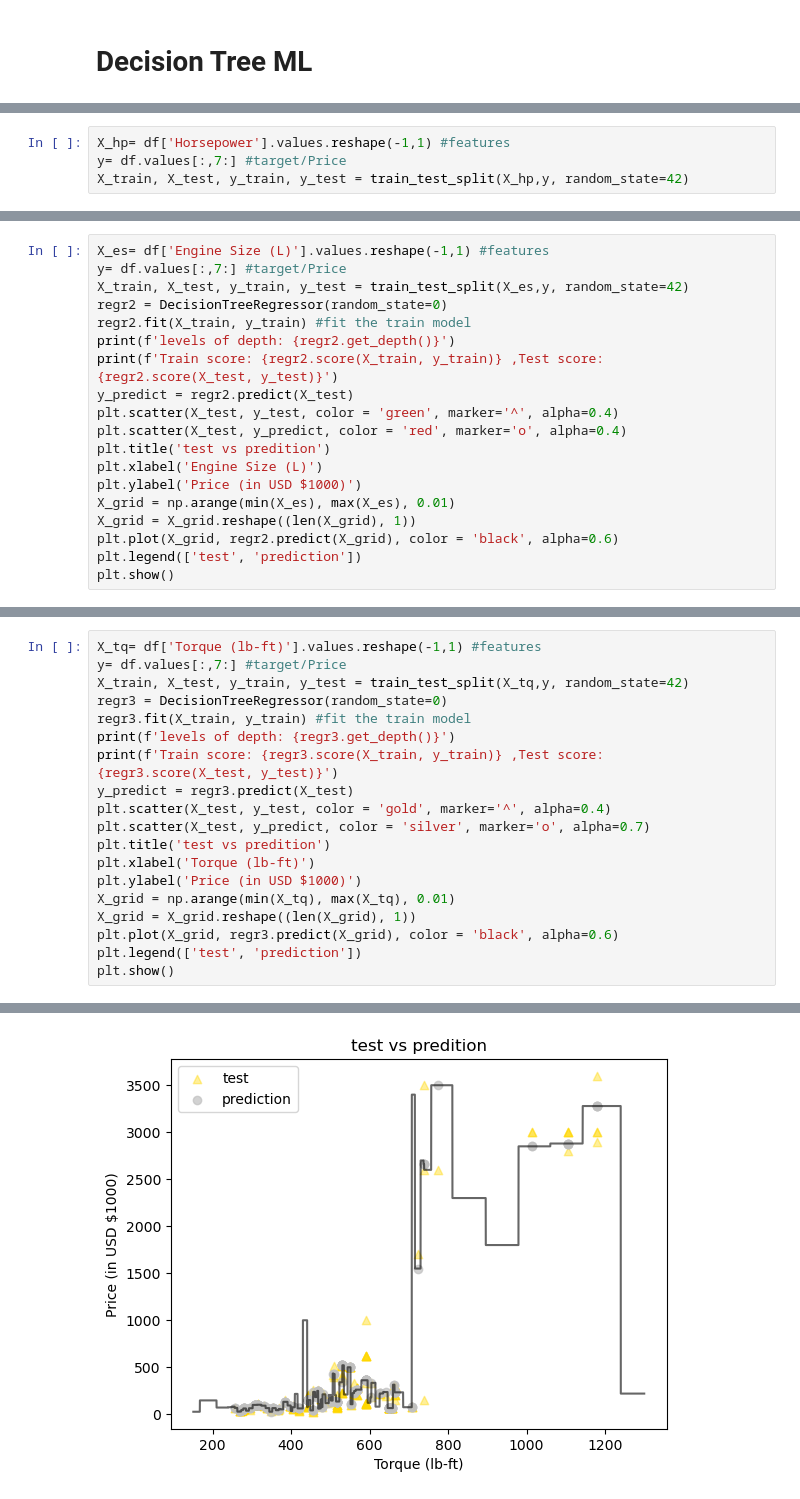
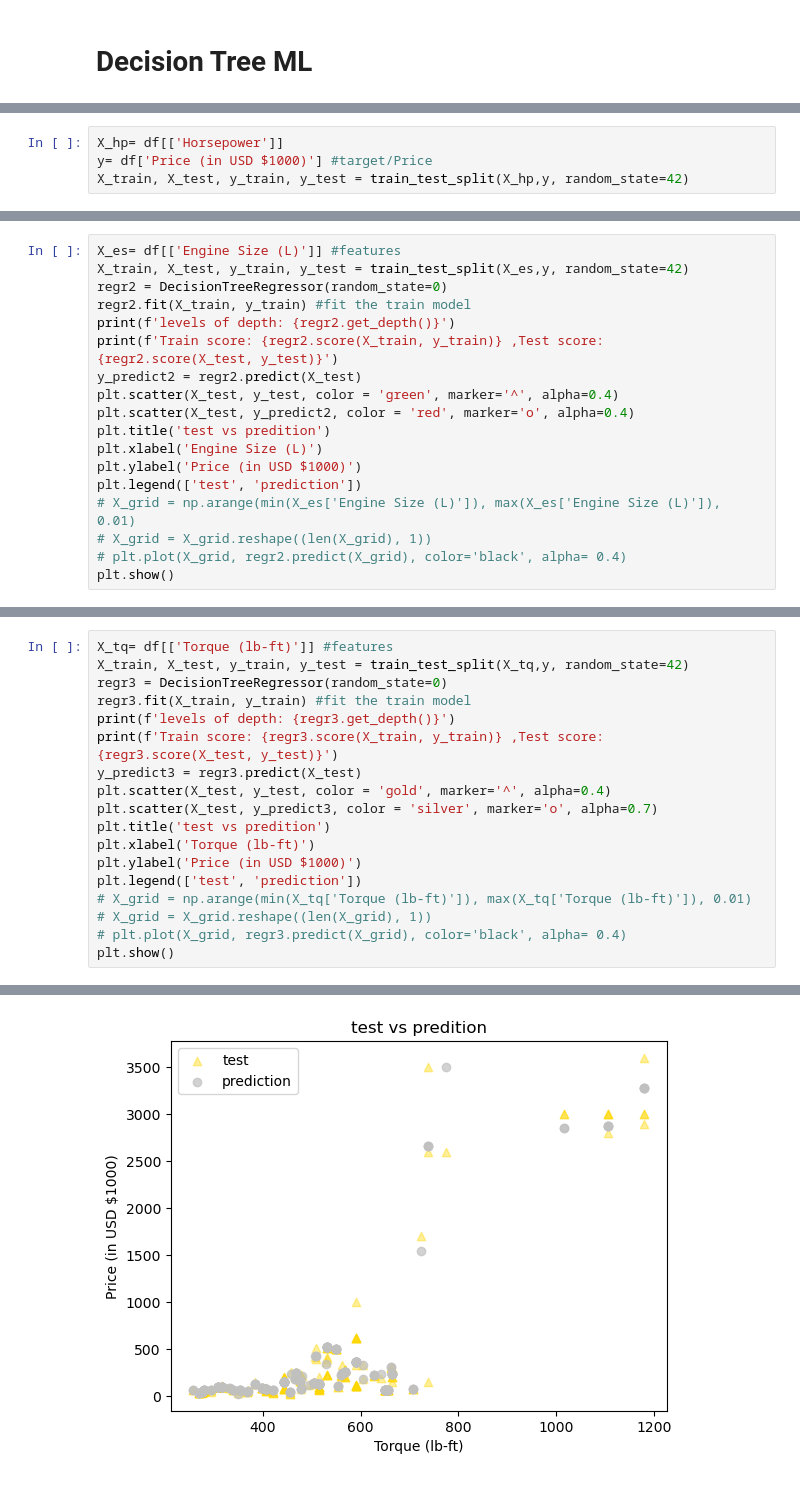
Before and after one commit to edwardoh7/wk09_fourthplace, a Jupyter notebook: Edward_notebook.ipynb, the cells around one changed output, grey strips where cells are left out. Saved outputs shown, nothing was run; the diff lists cells and outputs as text.

```diff
--- a/Edward_notebook.ipynb
+++ b/Edward_notebook.ipynb
@@ -155,6 +133,6 @@ df.head()
 # %%
-X_hp= df['Horsepower'].values.reshape(-1,1) #features
-y= df.values[:,7:] #target/Price
+X_hp= df[['Horsepower']]
+y= df['Price (in USD $1000)'] #target/Price
 X_train, X_test, y_train, y_test = train_test_split(X_hp,y, random_state=42)
 # %%
 X_test.shape, y_test.shape, X_train.shape, y_train.shape
@@ -202,21 +178,20 @@ plt.show()
 # %%
-X_es= df['Engine Size (L)'].values.reshape(-1,1) #features
-y= df.values[:,7:] #target/Price
+X_es= df[['Engine Size (L)']] #features
 X_train, X_test, y_train, y_test = train_test_split(X_es,y, random_state=42)
 regr2 = DecisionTreeRegressor(random_state=0)
 regr2.fit(X_train, y_train) #fit the train model
 print(f'levels of depth: {regr2.get_depth()}')
 print(f'Train score: {regr2.score(X_train, y_train)} ,Test score: {regr2.score(X_test, y_test)}')
-y_predict = regr2.predict(X_test)
+y_predict2 = regr2.predict(X_test)
 plt.scatter(X_test, y_test, color = 'green', marker='^', alpha=0.4)
-plt.scatter(X_test, y_predict, color = 'red', marker='o', alpha=0.4)
+plt.scatter(X_test, y_predict2, color = 'red', marker='o', alpha=0.4)
 plt.title('test vs predition')
 plt.xlabel('Engine Size (L)')
 plt.ylabel('Price (in USD $1000)')
-X_grid = np.arange(min(X_es), max(X_es), 0.01)
-X_grid = X_grid.reshape((len(X_grid), 1))
-plt.plot(X_grid, regr2.predict(X_grid), color = 'black', alpha=0.6)
 plt.legend(['test', 'prediction'])
+# X_grid = np.arange(min(X_es['Engine Size (L)']), max(X_es['Engine Size (L)']), 0.01)
+# X_grid = X_grid.reshape((len(X_grid), 1))
+# plt.plot(X_grid, regr2.predict(X_grid), color='black', alpha= 0.4)
 plt.show()
 # %% [output]
 levels of depth: 11
@@ -225,24 +200,23 @@ Train score: 0.6078693562518598 ,Test score: 0.47404218268526377
 # %%
-X_tq= df['Torque (lb-ft)'].values.reshape(-1,1) #features
-y= df.values[:,7:] #target/Price
+X_tq= df[['Torque (lb-ft)']] #features
 X_train, X_test, y_train, y_test = train_test_split(X_tq,y, random_state=42)
 regr3 = DecisionTreeRegressor(random_state=0)
 regr3.fit(X_train, y_train) #fit the train model
 print(f'levels of depth: {regr3.get_depth()}')
 print(f'Train score: {regr3.score(X_train, y_train)} ,Test score: {regr3.score(X_test, y_test)}')
-y_predict = regr3.predict(X_test)
+y_predict3 = regr3.predict(X_test)
 plt.scatter(X_test, y_test, color = 'gold', marker='^', alpha=0.4)
-plt.scatter(X_test, y_predict, color = 'silver', marker='o', alpha=0.7)
+plt.scatter(X_test, y_predict3, color = 'silver', marker='o', alpha=0.7)
 plt.title('test vs predition')
 plt.xlabel('Torque (lb-ft)')
 plt.ylabel('Price (in USD $1000)')
-X_grid = np.arange(min(X_tq), max(X_tq), 0.01)
-X_grid = X_grid.reshape((len(X_grid), 1))
-plt.plot(X_grid, regr3.predict(X_grid), color = 'black', alpha=0.6)
 plt.legend(['test', 'prediction'])
+# X_grid = np.arange(min(X_tq['Torque (lb-ft)']), max(X_tq['Torque (lb-ft)']), 0.01)
+# X_grid = X_grid.reshape((len(X_grid), 1))
+# plt.plot(X_grid, regr3.predict(X_grid), color='black', alpha= 0.4)
 plt.show()
 # %% [output]
 levels of depth: 11
 Train score: 0.9278118742659195 ,Test score: 0.9045724964553818
-[figure, old version]
+[figure, new version]
 # %%
```
Also changed, not shown: parts of 34 cells of this notebook.
